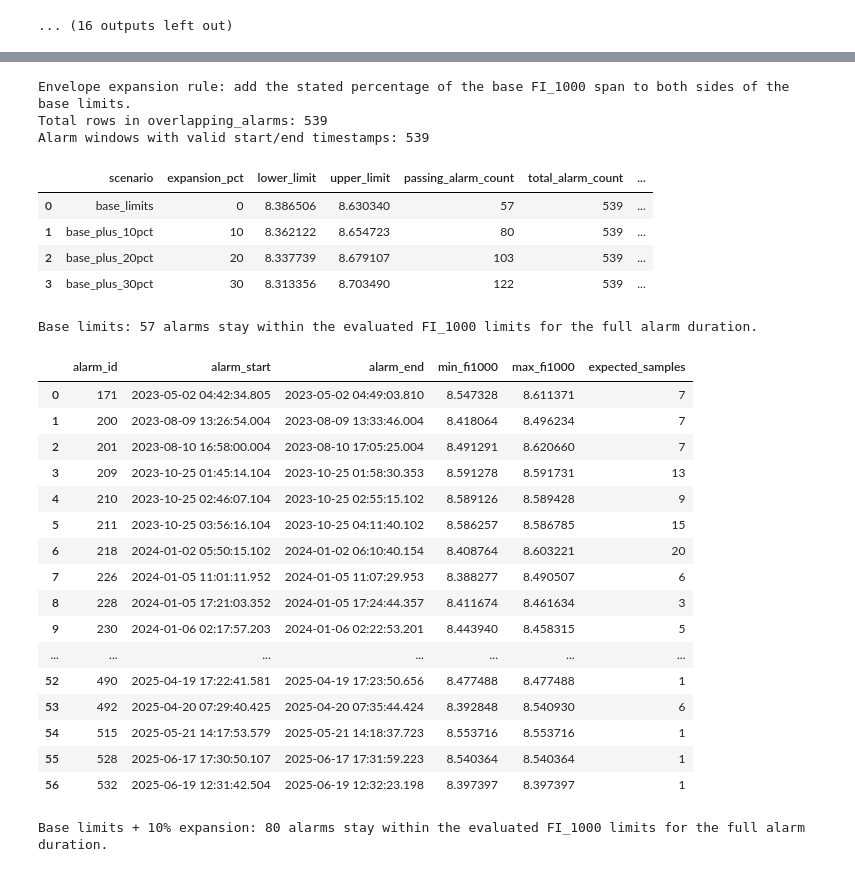
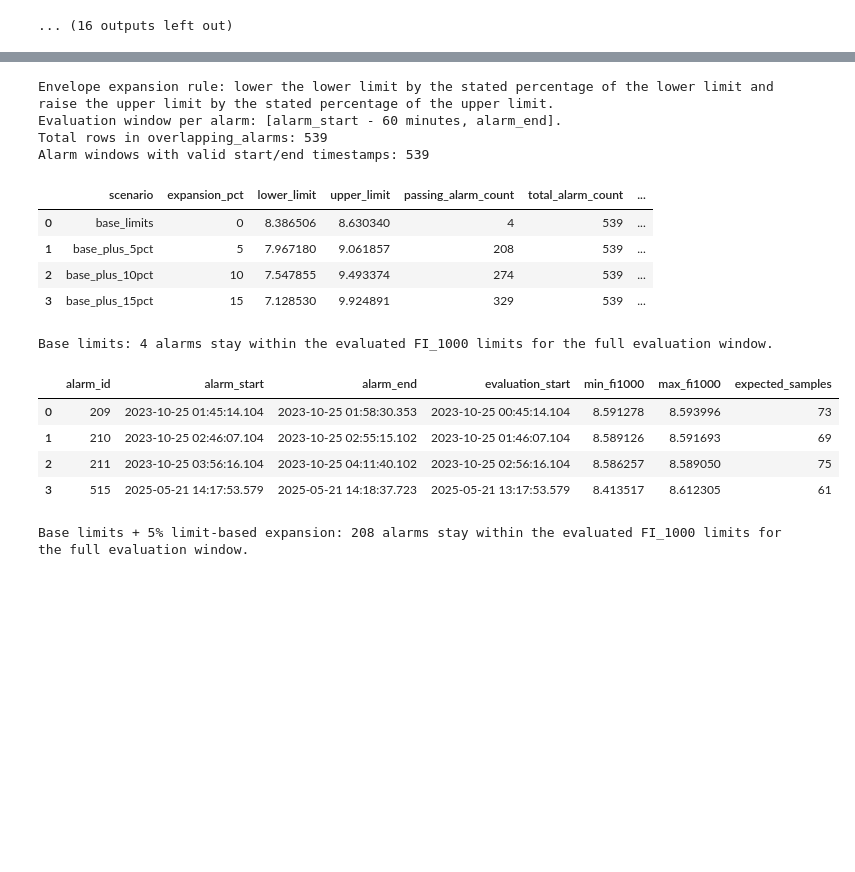
Before and after one commit to H604827/ControlActions, a Jupyter notebook: EXPERIMENTS/control_actions_and_alarms_analysis.ipynb, the cells around one changed output, grey strips where cells are left out. Cells and saved outputs as stored; diff of their text form; code cells hidden in the pictures; blank space fills up the shorter version.

Commit message:
making those alarm episodes analysis data

```diff
--- a/EXPERIMENTS/control_actions_and_alarms_analysis.ipynb
+++ b/EXPERIMENTS/control_actions_and_alarms_analysis.ipynb
@@ -860,13 +855,20 @@ alarm_workbook_path = '/home/h604827/ControlActions/DATA/1071_pvlo_alarms_cluste
 alarm_sheet_name = 'overlapping_alarms'
 fallback_pv_data_path = '/home/h604827/ControlActions/DATA/03LIC_1071_JAN_2026_filtered.parquet'
 fi1000_col = '02FI_1000.PV'
-expansion_schedule = [0.0, 0.10, 0.20, 0.30]
+expansion_schedule = [0.0, 0.05, 0.10, 0.15]
+evaluation_lead_minutes = 60
 
 
 def strip_timezone(datetime_series):
     if getattr(datetime_series.dt, 'tz', None) is not None:
         return datetime_series.dt.tz_localize(None)
     return datetime_series
+
+
+def get_expanded_fi1000_limits(expansion_fraction):
+    lower_limit = LOWER_LIMIT_FI1000 * (1 - expansion_fraction)
+    upper_limit = UPPER_LIMIT_FI1000 * (1 + expansion_fraction)
+    return lower_limit, upper_limit
 
 
 if 'minute_pv_data' not in globals():
@@ -909,10 +911,9 @@ alarm_windows = overlapping_alarms.dropna(subset=required_alarm_cols).copy()
 alarm_windows = alarm_windows.loc[alarm_windows['alarm_end'] >= alarm_windows['alarm_start']].copy()
 alarm_windows = alarm_windows.reset_index(drop=True)
 alarm_windows['alarm_id'] = alarm_windows.index + 1
-alarm_windows['sample_start'] = alarm_windows['alarm_start'].dt.ceil('min')
+alarm_windows['evaluation_start'] = alarm_windows['alarm_start'] - pd.Timedelta(minutes=evaluation_lead_minutes)
+alarm_windows['sample_start'] = alarm_windows['evaluation_start'].dt.ceil('min')
 alarm_windows['sample_end'] = alarm_windows['alarm_end'].dt.floor('min')
-
-base_span = UPPER_LIMIT_FI1000 - LOWER_LIMIT_FI1000
 
 
 def evaluate_alarm_window(sample_start, sample_end, lower_limit, upper_limit):
@@ -965,16 +966,17 @@ summary_rows = []
 fi1000_alarm_pass_tables = {}
 
 print(
-    'Envelope expansion rule: add the stated percentage of the base FI_1000 span to both sides of the base limits.'
+    'Envelope expansion rule: lower the lower limit by the stated percentage of the lower limit and raise the upper limit by the stated percentage of the upper limit.'
+ )
+print(
+    f'Evaluation window per alarm: [alarm_start - {evaluation_lead_minutes} minutes, alarm_end].'
  )
 print(f'Total rows in overlapping_alarms: {raw_alarm_count}')
 print(f'Alarm windows with valid start/end timestamps: {len(alarm_windows)}')
 
 for expansion_fraction in expansion_schedule:
     expansion_pct = int(expansion_fraction * 100)
-    margin = base_span * expansion_fraction
-    lower_limit = LOWER_LIMIT_FI1000 - margin
-    upper_limit = UPPER_LIMIT_FI1000 + margin
+    lower_limit, upper_limit = get_expanded_fi1000_limits(expansion_fraction)
 
     scenario_eval = alarm_windows.apply(
         lambda row: evaluate_alarm_window(
@@ -988,7 +990,9 @@ for expansion_fraction in expansion_schedule:
 
     scenario_results = pd.concat(
         [
-            alarm_windows[['alarm_id', 'alarm_start', 'alarm_end', 'sample_start', 'sample_end']],
+            alarm_windows[
+                ['alarm_id', 'alarm_start', 'alarm_end', 'evaluation_start', 'sample_start', 'sample_end']
+            ],
             scenario_eval,
         ],
         axis=1,
@@ -998,62 +1002,59 @@ for expansion_fraction in expansion_schedule:
     passing_alarms['min_fi1000'] = passing_alarms['min_fi1000'].round(6)
     passing_alarms['max_fi1000'] = passing_alarms['max_fi1000'].round(6)
     fi1000_alarm_pass_tables[expansion_pct] = passing_alarms[
-        ['alarm_id', 'alarm_start', 'alarm_end', 'min_fi1000', 'max_fi1000', 'expected_samples']
+        [
+            'alarm_id',
+            'alarm_start',
+            'alarm_end',
+            'evaluation_start',
+            'min_fi1000',
+            'max_fi1000',
+            'expected_samples',
+        ]
     ].reset_index(drop=True)
 
     passing_alarm_count = len(passing_alarms)
     total_alarm_count = len(scenario_results)
     full_coverage_alarm_count = int(scenario_results['full_coverage'].sum())
 
     summary_rows.append(
         {
             'scenario': 'base_limits' if expansion_pct == 0 else f'base_plus_{expansion_pct}pct',
             'expansion_pct': expansion_pct,
             'lower_limit': round(lower_limit, 6),
             'upper_limit': round(upper_limit, 6),
             'passing_alarm_count': passing_alarm_count,
             'total_alarm_count': total_alarm_count,
             'passing_alarm_pct': round(100 * passing_alarm_count / total_alarm_count, 2),
             'full_coverage_alarm_count': full_coverage_alarm_count,
             'not_full_coverage_alarm_count': total_alarm_count - full_coverage_alarm_count,
         }
     )
 
 fi1000_alarm_envelope_summary = pd.DataFrame(summary_rows)
 display(fi1000_alarm_envelope_summary)
 
-for expansion_pct in [0, 10, 20, 30]:
+for expansion_pct in [0, 5, 10, 15]:
     passing_alarms = fi1000_alarm_pass_tables[expansion_pct]
-    scenario_label = 'Base limits' if expansion_pct == 0 else f'Base limits + {expansion_pct}% expansion'
+    scenario_label = 'Base limits' if expansion_pct == 0 else f'Base limits + {expansion_pct}% limit-based expansion'
     print(
-        f'\n{scenario_label}: {len(passing_alarms)} alarms stay within the evaluated FI_1000 limits for the full alarm duration.'
+        f'\n{scenario_label}: {len(passing_alarms)} alarms stay within the evaluated FI_1000 limits for the full evaluation window.'
     )
     display(passing_alarms)
 # %% [output]
-Envelope expansion rule: add the stated percentage of the base FI_1000 span to both sides of the base limits.
+Envelope expansion rule: lower the lower limit by the stated percentage of the lower limit and raise the upper limit by the stated percentage of the upper limit.
+Evaluation window per alarm: [alarm_start - 60 minutes, alarm_end].
 Total rows in overlapping_alarms: 539
 Alarm windows with valid start/end timestamps: 539
 |  | scenario | expansion_pct | lower_limit | upper_limit | passing_alarm_count | total_alarm_count | ... |
-| 0 | base_limits | 0 | 8.386506 | 8.630340 | 57 | 539 | ... |
-| 1 | base_plus_10pct | 10 | 8.362122 | 8.654723 | 80 | 539 | ... |
-| 2 | base_plus_20pct | 20 | 8.337739 | 8.679107 | 103 | 539 | ... |
-| 3 | base_plus_30pct | 30 | 8.313356 | 8.703490 | 122 | 539 | ... |
+| 0 | base_limits | 0 | 8.386506 | 8.630340 | 4 | 539 | ... |
+| 1 | base_plus_5pct | 5 | 7.967180 | 9.061857 | 208 | 539 | ... |
+| 2 | base_plus_10pct | 10 | 7.547855 | 9.493374 | 274 | 539 | ... |
+| 3 | base_plus_15pct | 15 | 7.128530 | 9.924891 | 329 | 539 | ... |
-Base limits: 57 alarms stay within the evaluated FI_1000 limits for the full alarm duration.
+Base limits: 4 alarms stay within the evaluated FI_1000 limits for the full evaluation window.
-|  | alarm_id | alarm_start | alarm_end | min_fi1000 | max_fi1000 | expected_samples |
-| 0 | 171 | 2023-05-02 04:42:34.805 | 2023-05-02 04:49:03.810 | 8.547328 | 8.611371 | 7 |
-| 1 | 200 | 2023-08-09 13:26:54.004 | 2023-08-09 13:33:46.004 | 8.418064 | 8.496234 | 7 |
-| 2 | 201 | 2023-08-10 16:58:00.004 | 2023-08-10 17:05:25.004 | 8.491291 | 8.620660 | 7 |
-| 3 | 209 | 2023-10-25 01:45:14.104 | 2023-10-25 01:58:30.353 | 8.591278 | 8.591731 | 13 |
-| 4 | 210 | 2023-10-25 02:46:07.104 | 2023-10-25 02:55:15.102 | 8.589126 | 8.589428 | 9 |
-| 5 | 211 | 2023-10-25 03:56:16.104 | 2023-10-25 04:11:40.102 | 8.586257 | 8.586785 | 15 |
-| 6 | 218 | 2024-01-02 05:50:15.102 | 2024-01-02 06:10:40.154 | 8.408764 | 8.603221 | 20 |
-| 7 | 226 | 2024-01-05 11:01:11.952 | 2024-01-05 11:07:29.953 | 8.388277 | 8.490507 | 6 |
-| 8 | 228 | 2024-01-05 17:21:03.352 | 2024-01-05 17:24:44.357 | 8.411674 | 8.461634 | 3 |
-| 9 | 230 | 2024-01-06 02:17:57.203 | 2024-01-06 02:22:53.201 | 8.443940 | 8.458315 | 5 |
-| ... | ... | ... | ... | ... | ... | ... |
-| 52 | 490 | 2025-04-19 17:22:41.581 | 2025-04-19 17:23:50.656 | 8.477488 | 8.477488 | 1 |
-| 53 | 492 | 2025-04-20 07:29:40.425 | 2025-04-20 07:35:44.424 | 8.392848 | 8.540930 | 6 |
-| 54 | 515 | 2025-05-21 14:17:53.579 | 2025-05-21 14:18:37.723 | 8.553716 | 8.553716 | 1 |
-| 55 | 528 | 2025-06-17 17:30:50.107 | 2025-06-17 17:31:59.223 | 8.540364 | 8.540364 | 1 |
-| 56 | 532 | 2025-06-19 12:31:42.504 | 2025-06-19 12:32:23.198 | 8.397397 | 8.397397 | 1 |
+|  | alarm_id | alarm_start | alarm_end | evaluation_start | min_fi1000 | max_fi1000 | expected_samples |
+| 0 | 209 | 2023-10-25 01:45:14.104 | 2023-10-25 01:58:30.353 | 2023-10-25 00:45:14.104 | 8.591278 | 8.593996 | 73 |
+| 1 | 210 | 2023-10-25 02:46:07.104 | 2023-10-25 02:55:15.102 | 2023-10-25 01:46:07.104 | 8.589126 | 8.591693 | 69 |
+| 2 | 211 | 2023-10-25 03:56:16.104 | 2023-10-25 04:11:40.102 | 2023-10-25 02:56:16.104 | 8.586257 | 8.589050 | 75 |
+| 3 | 515 | 2025-05-21 14:17:53.579 | 2025-05-21 14:18:37.723 | 2025-05-21 13:17:53.579 | 8.413517 | 8.612305 | 61 |
-Base limits + 10% expansion: 80 alarms stay within the evaluated FI_1000 limits for the full alarm duration.
+Base limits + 5% limit-based expansion: 208 alarms stay within the evaluated FI_1000 limits for the full evaluation window.
```
Also changed, not shown: parts of 13 cells of this notebook, 6 other files.
